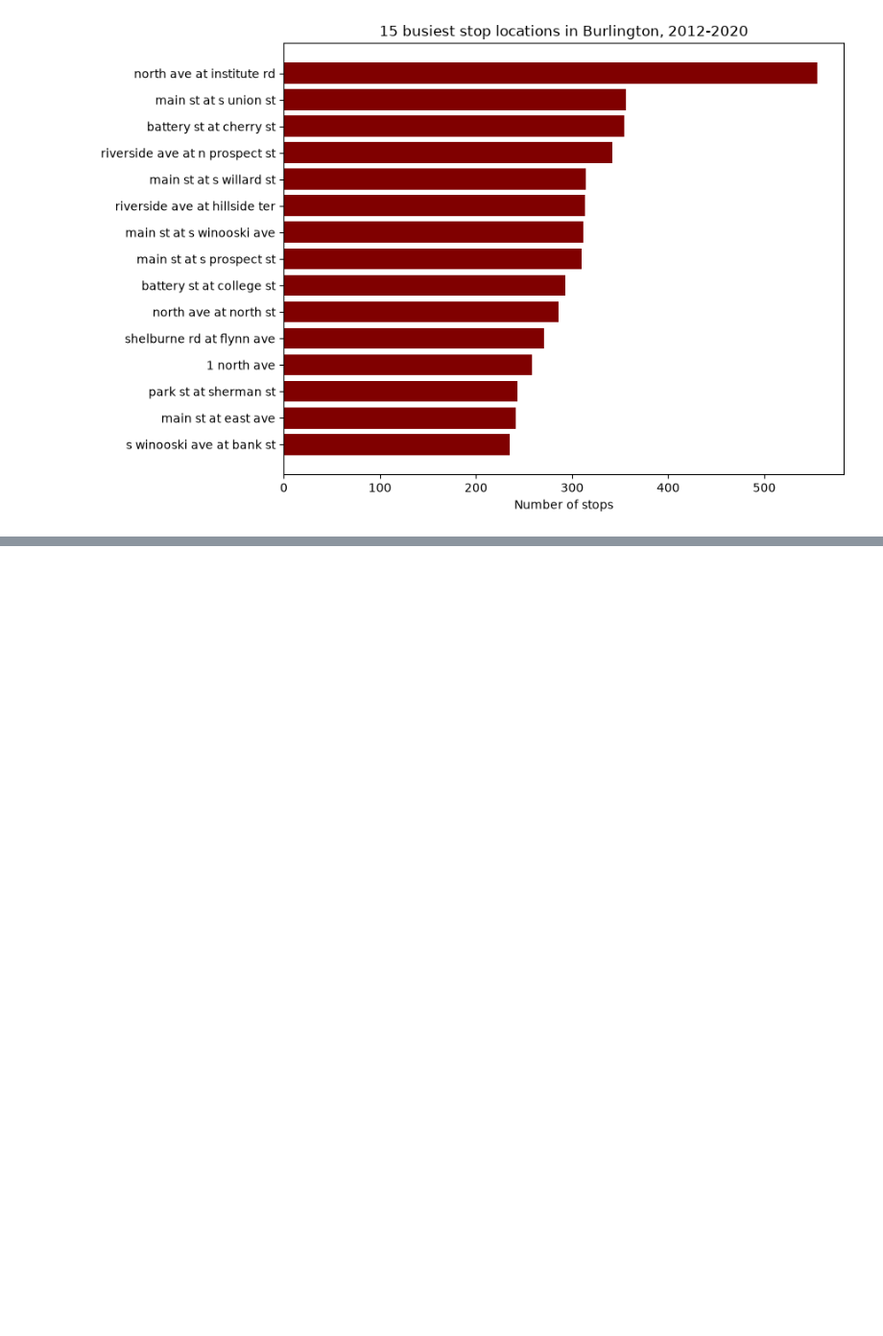
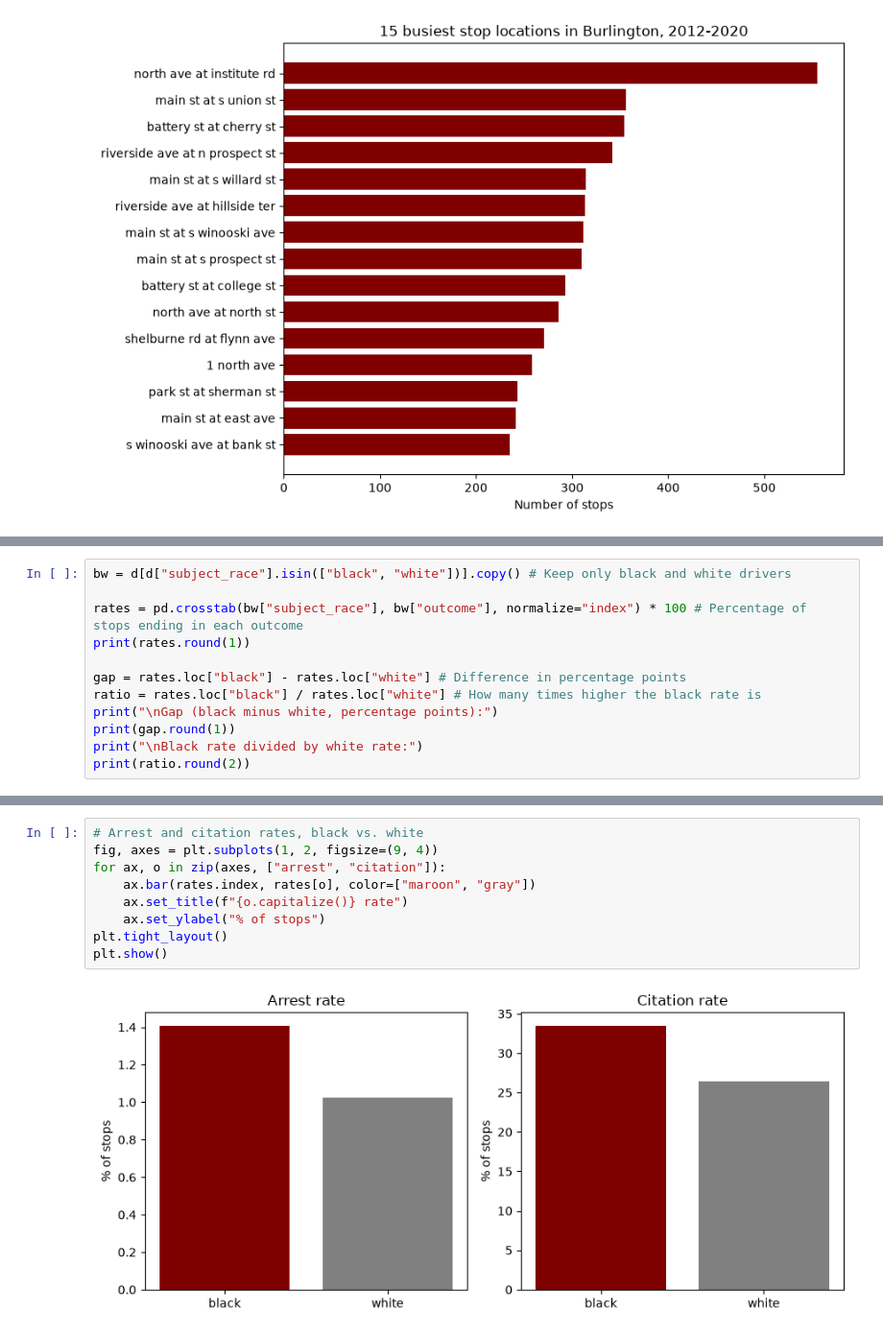
Before and after one commit to griffingriffin1/Exploratory-Data-Analysis, a Jupyter notebook: notebooks/BurlingtonVermont_EDA.ipynb, the cells around one changed output, grey strips where cells are left out. Shown at 96% size. Saved outputs shown, nothing was run; the diff lists cells and outputs as text; blank space fills up the shorter version.

```diff
--- a/notebooks/BurlingtonVermont_EDA.ipynb
+++ b/notebooks/BurlingtonVermont_EDA.ipynb
@@ -126,0 +166,12 @@ plt.show()
+# %%
+bw = d[d["subject_race"].isin(["black", "white"])].copy() # Keep only black and white drivers
+
+rates = pd.crosstab(bw["subject_race"], bw["outcome"], normalize="index") * 100 # Percentage of stops ending in each outcome
+print(rates.round(1))
+
+gap = rates.loc["black"] - rates.loc["white"] # Difference in percentage points
+ratio = rates.loc["black"] / rates.loc["white"] # How many times higher the black rate is
+print("\nGap (black minus white, percentage points):")
+print(gap.round(1))
+print("\nBlack rate divided by white rate:")
+print(ratio.round(2))
@@ -126,0 +197,11 @@ plt.show()
+# %%
+# Arrest and citation rates, black vs. white
+fig, axes = plt.subplots(1, 2, figsize=(9, 4))
+for ax, o in zip(axes, ["arrest", "citation"]):
+    ax.bar(rates.index, rates[o], color=["maroon", "gray"])
+    ax.set_title(f"{o.capitalize()} rate")
+    ax.set_ylabel("% of stops")
+plt.tight_layout()
+plt.show()
+# %% [output]
+[figure, added]
```
Also changed, not shown: parts of 5 cells of this notebook, 1 other file.
